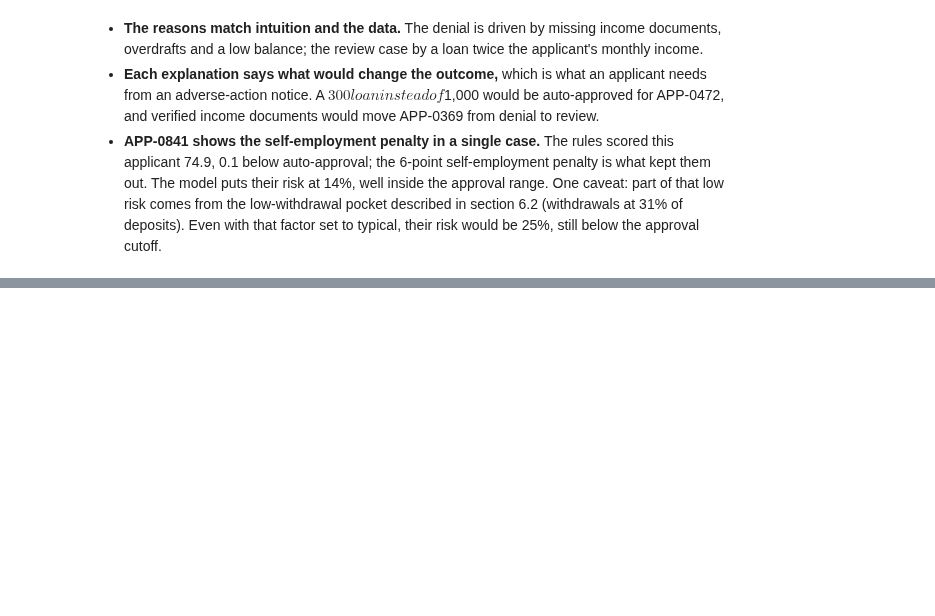
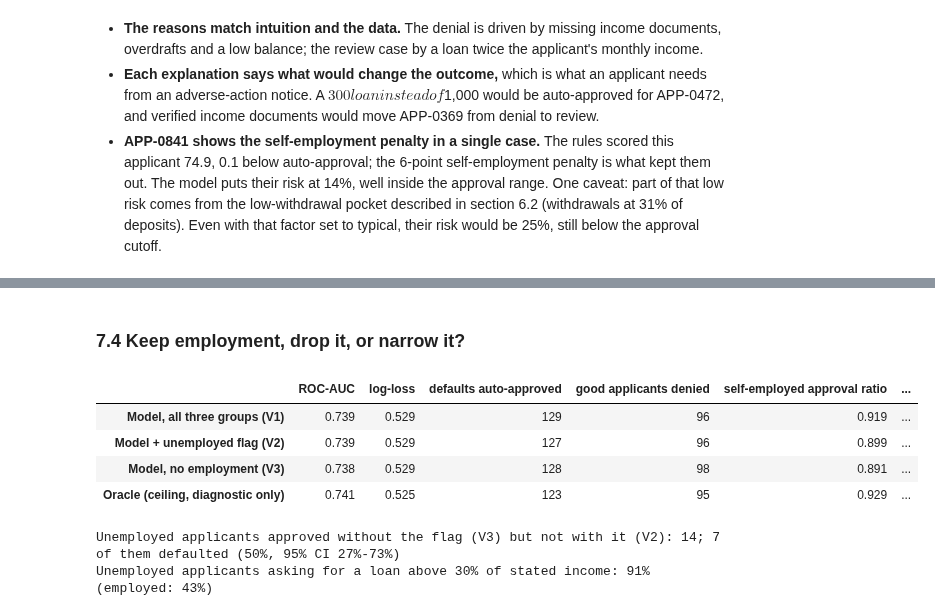
Before and after one commit to smparc/loan-default-model-matthew-park, a Jupyter notebook: analysis.ipynb, the cells around one changed output, grey strips where cells are left out. Drawn from its saved outputs; the diff is of its cells as text; code cells hidden in the pictures; blank space fills up the shorter version.

```diff
--- a/analysis.ipynb
+++ b/analysis.ipynb
@@ -1687,0 +1862,39 @@ plt.show()
+# %% [markdown]
+### 7.4 Keep employment, drop it, or narrow it?
+# %%
+unemployed = employment == "unemployed"
+variant_rows = {}
+for name in ["Model, all three groups (V1)", "Model + unemployed flag (V2)", "Model, no employment (V3)",
+             "Oracle (ceiling, diagnostic only)"]:
+    tiers, p = fair_systems[name]
+    approved_unemployed = unemployed & (tiers == "approve")
+    variant_rows[name] = {
+        "ROC-AUC": roc_auc_score(y, p),
+        "log-loss": probability_metrics(y, p)["log-loss"],
+        "defaults auto-approved": int(y[tiers == "approve"].sum()),
+        "good applicants denied": int((1 - y)[tiers == "deny"].sum()),
+        "self-employed approval ratio": group_tables[name].loc["self_employed", "approval ratio"],
+        "unemployed approval ratio": group_tables[name].loc["unemployed", "approval ratio"],
+        "unemployed approved": int(approved_unemployed.sum()),
+        "...of whom defaulted": int(y[approved_unemployed].sum()),
+        "unemployed risk understated by (pts)": understated.loc[name, "unemployed"],
+    }
+variant_comparison = pd.DataFrame.from_dict(variant_rows, orient="index")
+display(variant_comparison.round(3))
+save_table(variant_comparison, "fairness_variants")
+extra = unemployed & (fair_systems["Model, no employment (V3)"][0] == "approve") & (
+    fair_systems["Model + unemployed flag (V2)"][0] != "approve")
+low, high = proportion_confint(y[extra].sum(), extra.sum(), method="wilson")
+print(f"Unemployed applicants approved without the flag (V3) but not with it (V2): {extra.sum()}; "
+      f"{y[extra].sum()} of them defaulted ({y[extra].mean():.0%}, 95% CI {low:.0%}-{high:.0%})")
+print(f"Unemployed applicants asking for a loan above 30% of stated income: "
+      f"{(features.loc[unemployed, 'loan_to_income'] > 0.3).mean():.0%} "
+      f"(employed: {(features.loc[employment == 'employed', 'loan_to_income'] > 0.3).mean():.0%})")
+# %% [output]
+|  | ROC-AUC | log-loss | defaults auto-approved | good applicants denied | self-employed approval ratio | ... |
+| Model, all three groups (V1) | 0.739 | 0.529 | 129 | 96 | 0.919 | ... |
+| Model + unemployed flag (V2) | 0.739 | 0.529 | 127 | 96 | 0.899 | ... |
+| Model, no employment (V3) | 0.738 | 0.529 | 128 | 98 | 0.891 | ... |
+| Oracle (ceiling, diagnostic only) | 0.741 | 0.525 | 123 | 95 | 0.929 | ... |
+Unemployed applicants approved without the flag (V3) but not with it (V2): 14; 7 of them defaulted (50%, 95% CI 27%-73%)
+Unemployed applicants asking for a loan above 30% of stated income: 91% (employed: 43%)
```
Also changed, not shown: parts of 29 cells of this notebook, 12 other files.
